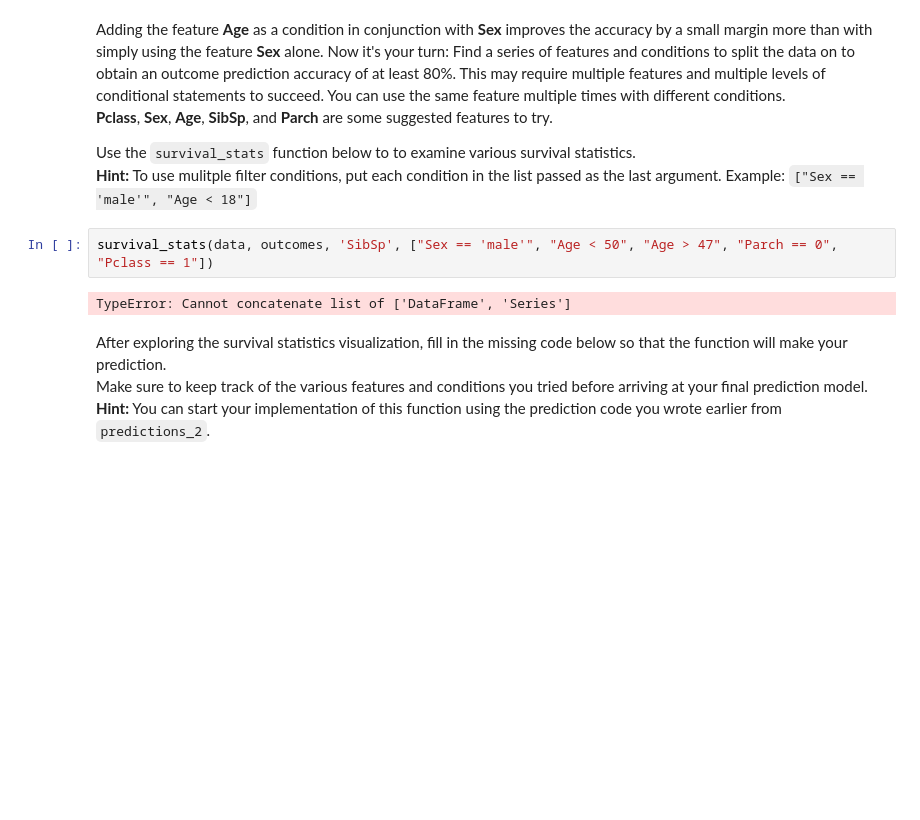
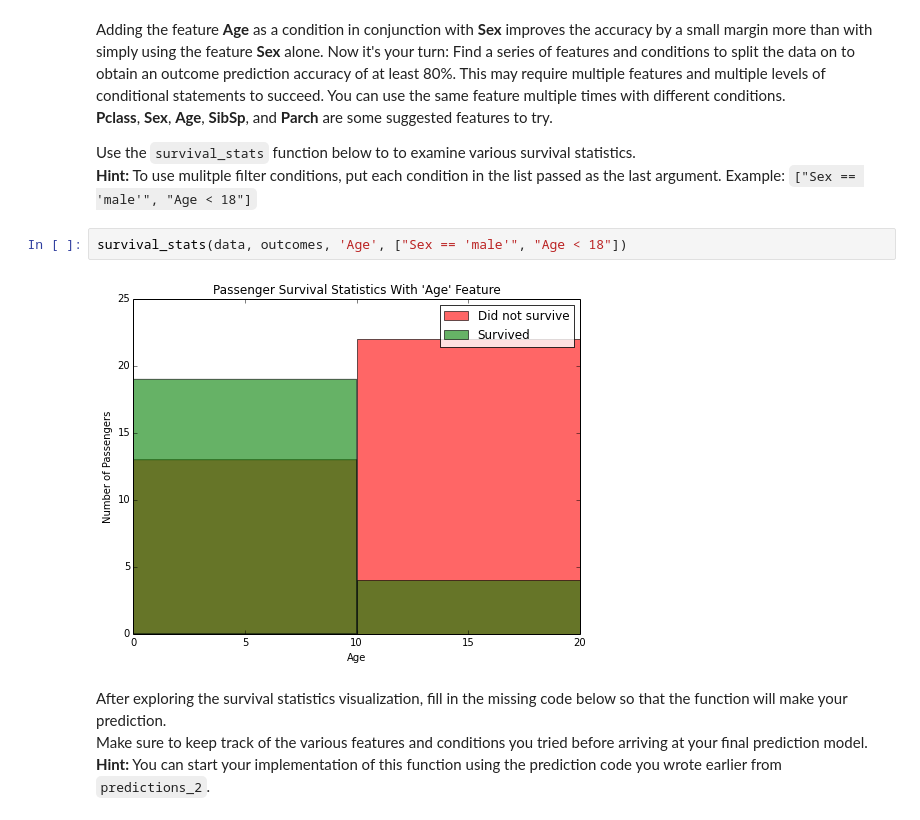
Before and after one commit to rajatvijay/Titanic-Survival-Exploration, a Jupyter notebook: Titanic_Survival_Exploration.ipynb, the cells around one changed output. Drawn from its saved outputs; the diff is of its cells as text; blank space fills up the shorter version.

```diff
--- a/Titanic_Survival_Exploration.ipynb
+++ b/Titanic_Survival_Exploration.ipynb
@@ -213,9 +213,9 @@ Adding the feature **Age** as a condition in conjunction with **Sex** improves t
 Use the `survival_stats` function below to to examine various survival statistics.
 **Hint:** To use mulitple filter conditions, put each condition in the list passed as the last argument. Example: `["Sex == 'male'", "Age < 18"]`
 # %%
-survival_stats(data, outcomes, 'SibSp', ["Sex == 'male'", "Age < 50", "Age > 47", "Parch == 0", "Pclass == 1"])
+survival_stats(data, outcomes, 'Age', ["Sex == 'male'", "Age < 18"])
 # %% [output]
-TypeError: Cannot concatenate list of ['DataFrame', 'Series']
+[figure, added]
 # %% [markdown]
 After exploring the survival statistics visualization, fill in the missing code below so that the function will make your prediction.
 Make sure to keep track of the various features and conditions you tried before arriving at your final prediction model.
```
Also changed, not shown: parts of 6 cells of this notebook, 1 other file.
